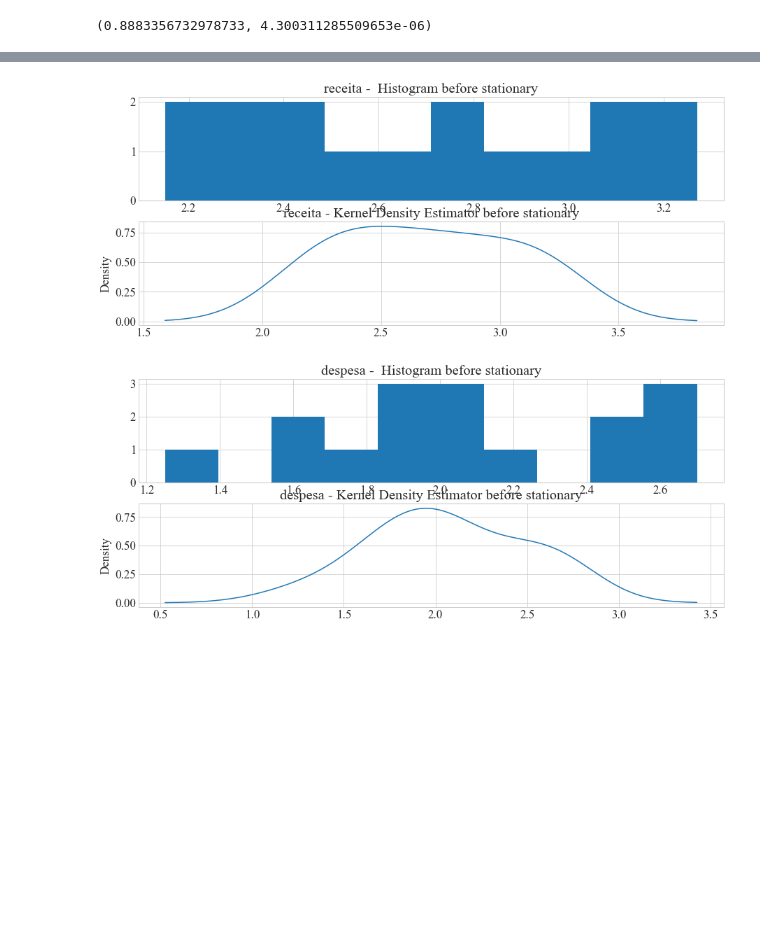
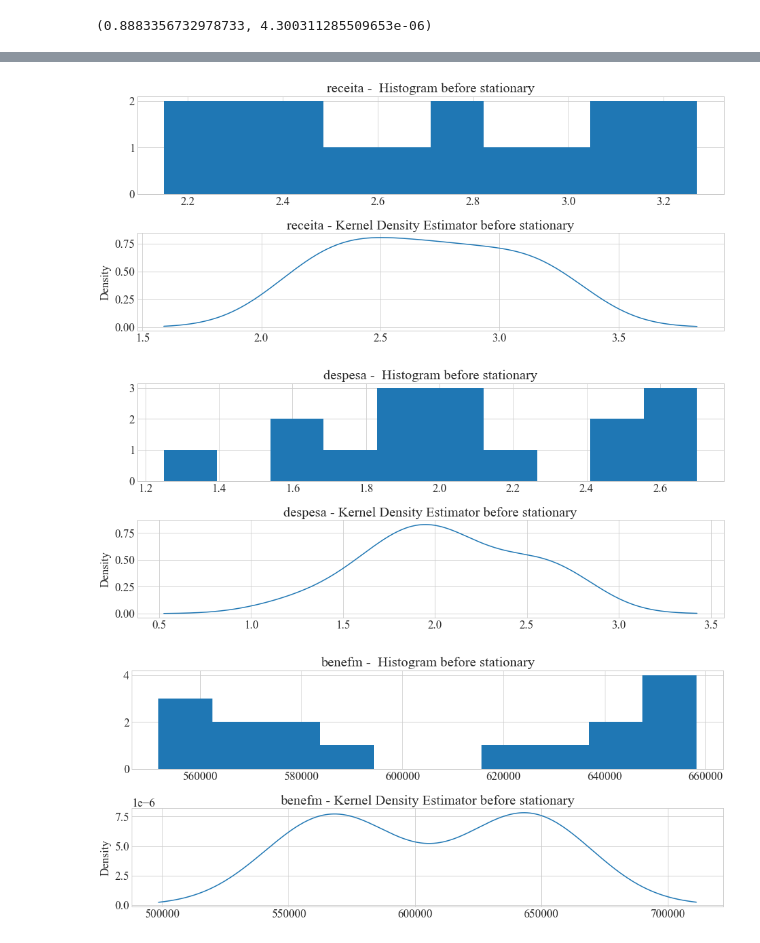
Before and after one commit to ricardofernando/TCC, a Jupyter notebook: codigos/preparacao_dados/analise_agrupadas/adesao/porte_grande/adesao_grande_cooperativa_medica/VAR_ade_g_coopmed.ipynb, the cells around one changed output, grey strips where cells are left out. Drawn from its saved outputs; the diff is of its cells as text; code cells hidden in the pictures; blank space fills up the shorter version.

```diff
--- a/codigos/preparacao_dados/analise_agrupadas/adesao/porte_grande/adesao_grande_cooperativa_medica/VAR_ade_g_coopmed.ipynb
+++ b/codigos/preparacao_dados/analise_agrupadas/adesao/porte_grande/adesao_grande_cooperativa_medica/VAR_ade_g_coopmed.ipynb
@@ -54,9 +61,9 @@ grupo = 'Adesão - Grande - Cooperativa Médica'
 
 grupo_csv = "ade_g_coopmed.csv"
 
-path = r'D:\TCC\TCC\codigos\preparacao_dados\analise_agrupadas\adesao\porte_grande\adesao_grande_cooperativa_medica' + '\\' + grupo_csv
+#path = r'D:\TCC\TCC\codigos\preparacao_dados\analise_agrupadas\adesao\porte_grande\adesao_grande_cooperativa_medica' + '\\' + grupo_csv
 
-ans = pd.read_csv(path, sep=';', decimal= ',', encoding='mbcs')
+ans = pd.read_csv(grupo_csv, sep=';', decimal= ',', encoding='mbcs')
 
 ans.head()
 # %% [output]
@@ -122,5 +190,13 @@ memory usage: 640.0+ bytes
 # %%
-columns = ['receita','despesa']
+columns = ['receita','despesa','benefm']
+
+columns_diff1 = ['receita_diff1','despesa_diff1','benefm_diff1']
+
+columns_diff2 = ['receita_diff2','despesa_diff2','benefm_diff2']
+
+columns_diff3 = ['receita_diff3','despesa_diff3','benefm_diff3']
+
+columns_diff4 = ['receita_diff4','despesa_diff4','benefm_diff4']
 
 #Correlação de Pearson entre receita e despesa (Antes da diferenciação)
 
@@ -161,17 +238,24 @@ for c in ans_agrup[columns]:
 # %%
 for c in ans_agrup[columns]:
     ans_agrup[str(c)].plot(figsize=(15,6))
     plt.figure(1, figsize=(15,6))
     plt.subplot(211)
     plt.title(f'{str(c)} -  Histogram before stationary')
     ans_agrup[str(c)].hist()
     plt.subplot(212)
     ans_agrup[str(c)].plot(kind='kde')
     plt.title(f'{str(c)} - Kernel Density Estimator before stationary')
+    plt.subplots_adjust(left=0.1,
+                    bottom=0.1,
+                    right=0.9,
+                    top=0.9,
+                    wspace=0.4,
+                    hspace=0.4)
     plt.show()
 # %% [output]
-[figure, old version]
+[figure, new version]
-[figure, old version]
+[figure, new version]
+[figure, added]
 # %%
 def timeseries_evaluation_metrics_func(y_true, y_pred):
 
```
Also changed, not shown: parts of 28 cells of this notebook, 10 other files.
